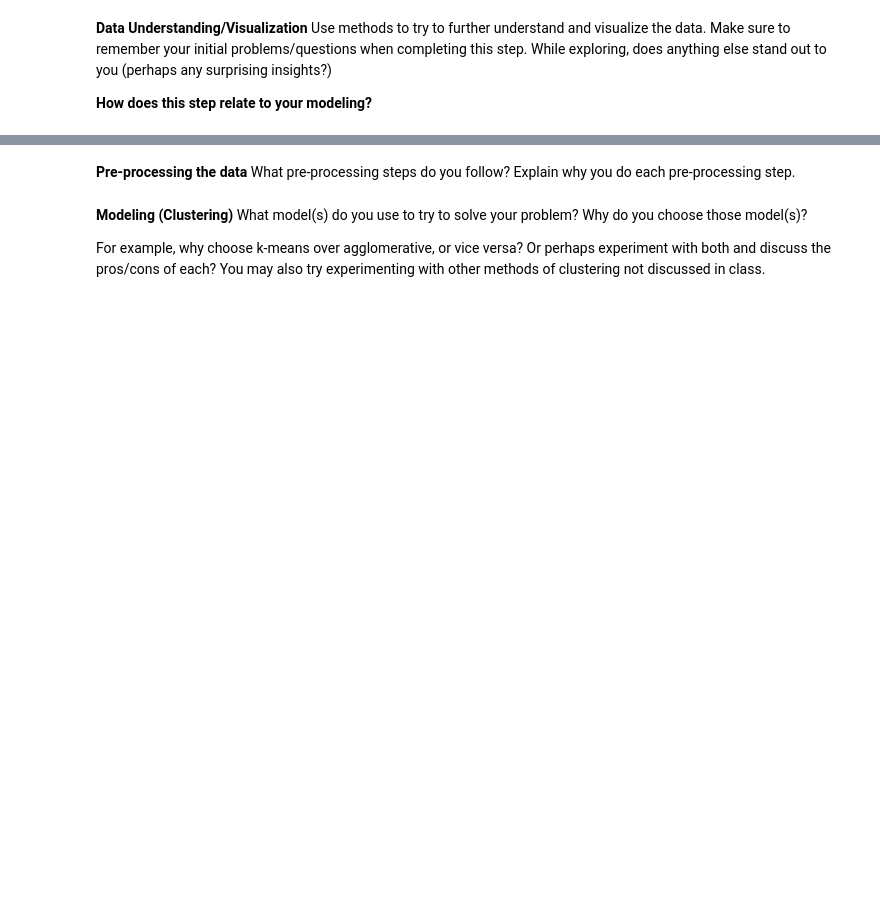
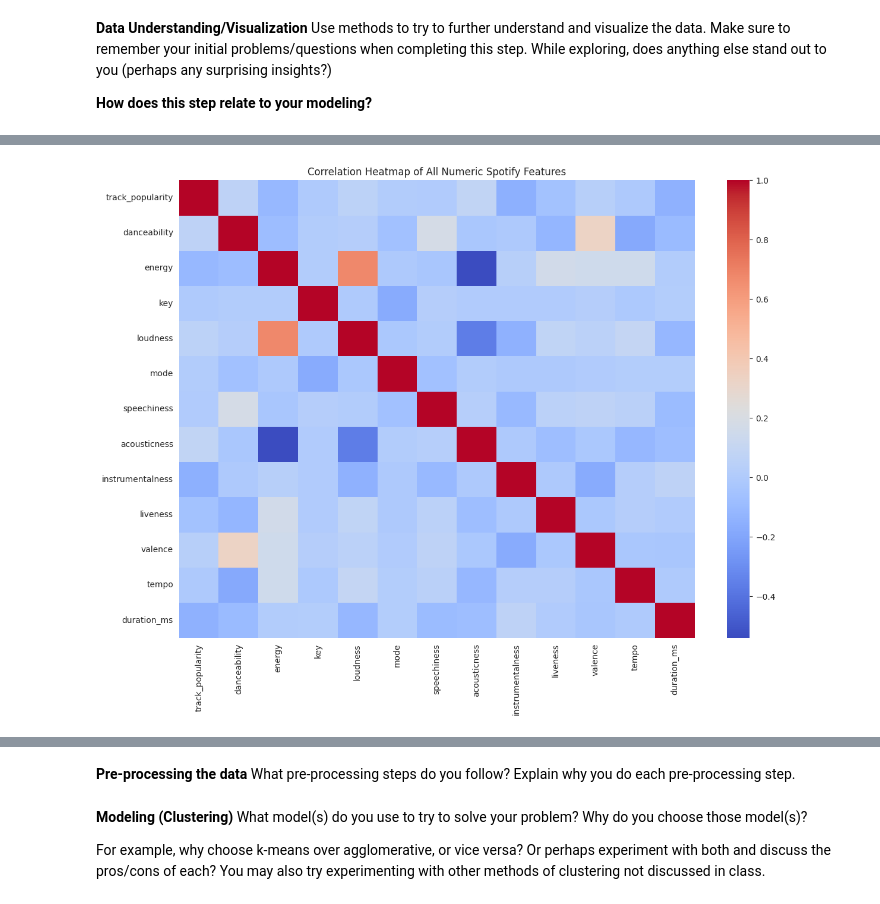
Before and after one commit to ryakkalauncc/3162project4, a Jupyter notebook: ITCS3162Project4Clustering.ipynb, the cells around one changed output, grey strips where cells are left out. Cells and saved outputs as stored; diff of their text form; code cells hidden in the pictures; blank space fills up the shorter version.

```diff
--- a/ITCS3162Project4Clustering.ipynb
+++ b/ITCS3162Project4Clustering.ipynb
@@ -26,3 +31,5 @@ Use methods to try to further understand and visualize the data. Make sure to re
 While exploring, does anything else stand out to you (perhaps any surprising insights?)
 
 **How does this step relate to your modeling?**
+# %%
+df= pd.read_csv('spotify_songs.csv')
@@ -28,0 +59,7 @@ While exploring, does anything else stand out to you (perhaps any surprising ins
+# %%
+plt.figure(figsize=(14,10))
+sns.heatmap(df.corr(numeric_only=True),annot = False, cmap="coolwarm")
+plt.title("Correlation Heatmap of All Numeric Spotify Features")
+plt.show()
+# %% [output]
+[figure, added]
```
Also changed, not shown: parts of 24 cells of this notebook.
